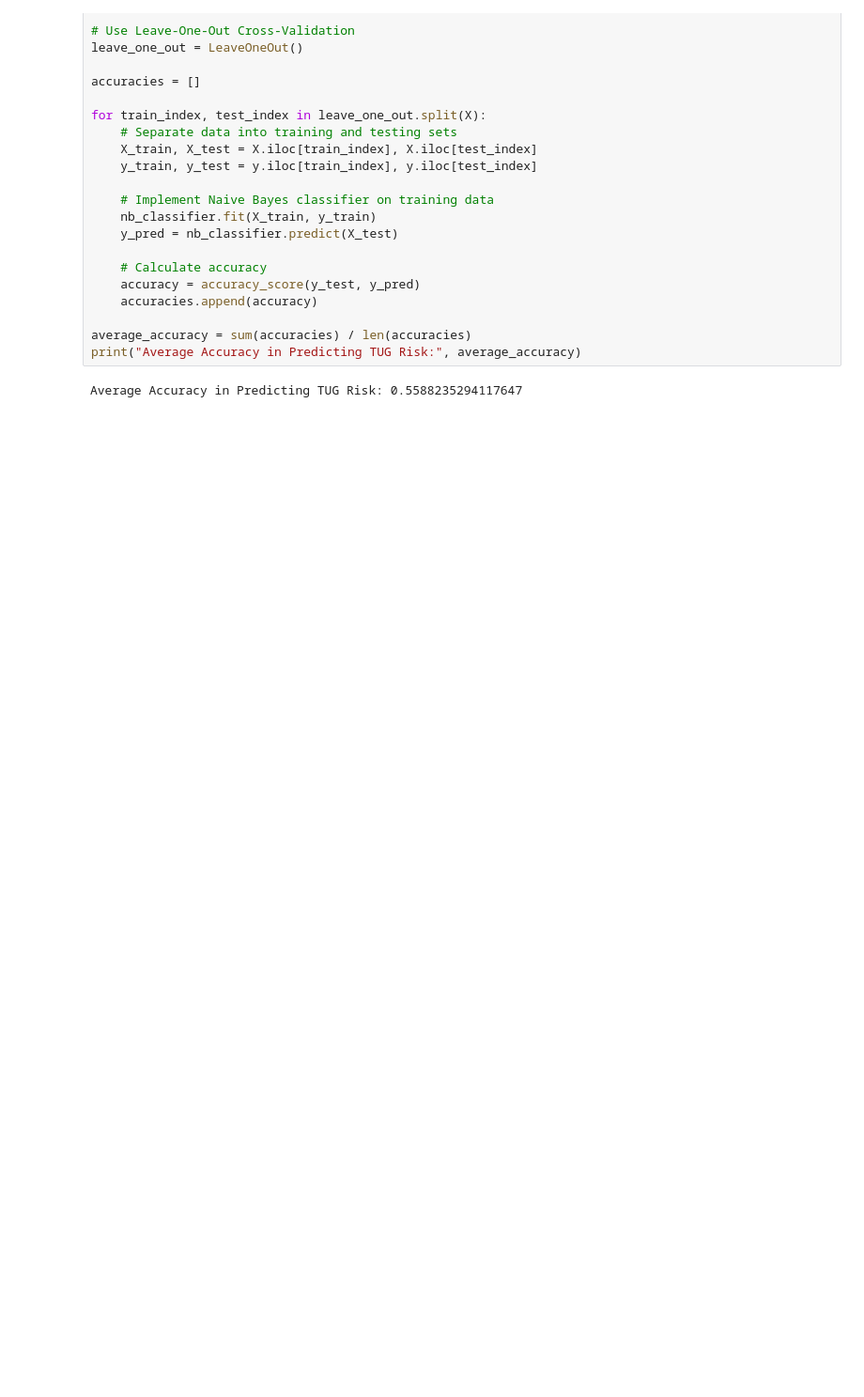
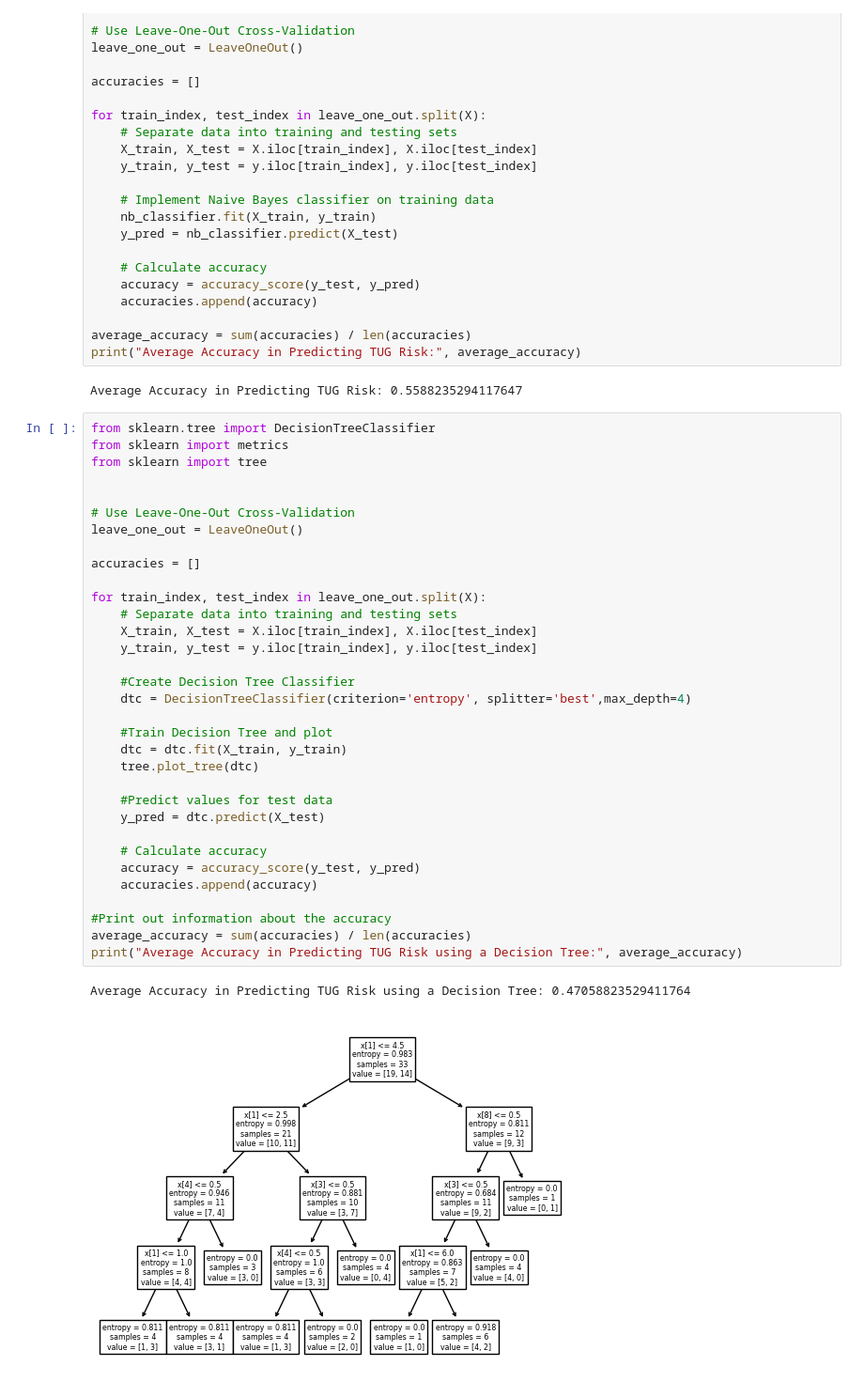
Before and after one commit to ramesh-arjun/Fall-Risk-Machine-Learning-Project, a Jupyter notebook: DataAnalysis.ipynb, the cells around one changed output. Shown at 94% size. Drawn from its saved outputs; the diff is of its cells as text; blank space fills up the shorter version.

Commit message:
Decision Tree Model

```diff
--- a/DataAnalysis.ipynb
+++ b/DataAnalysis.ipynb
@@ -75,3 +83,39 @@ average_accuracy = sum(accuracies) / len(accuracies)
 print("Average Accuracy in Predicting TUG Risk:", average_accuracy)
 # %% [output]
 Average Accuracy in Predicting TUG Risk: 0.5588235294117647
+# %%
+from sklearn.tree import DecisionTreeClassifier
+from sklearn import metrics
+from sklearn import tree
+
+
+# Use Leave-One-Out Cross-Validation
+leave_one_out = LeaveOneOut()
+
+accuracies = []
+
+for train_index, test_index in leave_one_out.split(X):
+    # Separate data into training and testing sets
+    X_train, X_test = X.iloc[train_index], X.iloc[test_index]
+    y_train, y_test = y.iloc[train_index], y.iloc[test_index]
+
+    #Create Decision Tree Classifier
+    dtc = DecisionTreeClassifier(criterion='entropy', splitter='best',max_depth=4)
+
+    #Train Decision Tree and plot
+    dtc = dtc.fit(X_train, y_train)
+    tree.plot_tree(dtc)
+
+    #Predict values for test data
+    y_pred = dtc.predict(X_test)
+
+    # Calculate accuracy
+    accuracy = accuracy_score(y_test, y_pred)
+    accuracies.append(accuracy)
+
+#Print out information about the accuracy
+average_accuracy = sum(accuracies) / len(accuracies)
+print("Average Accuracy in Predicting TUG Risk using a Decision Tree:", average_accuracy)
+# %% [output]
+Average Accuracy in Predicting TUG Risk using a Decision Tree: 0.47058823529411764
+[figure, added]
```
Also changed, not shown: parts of 2 cells of this notebook.
